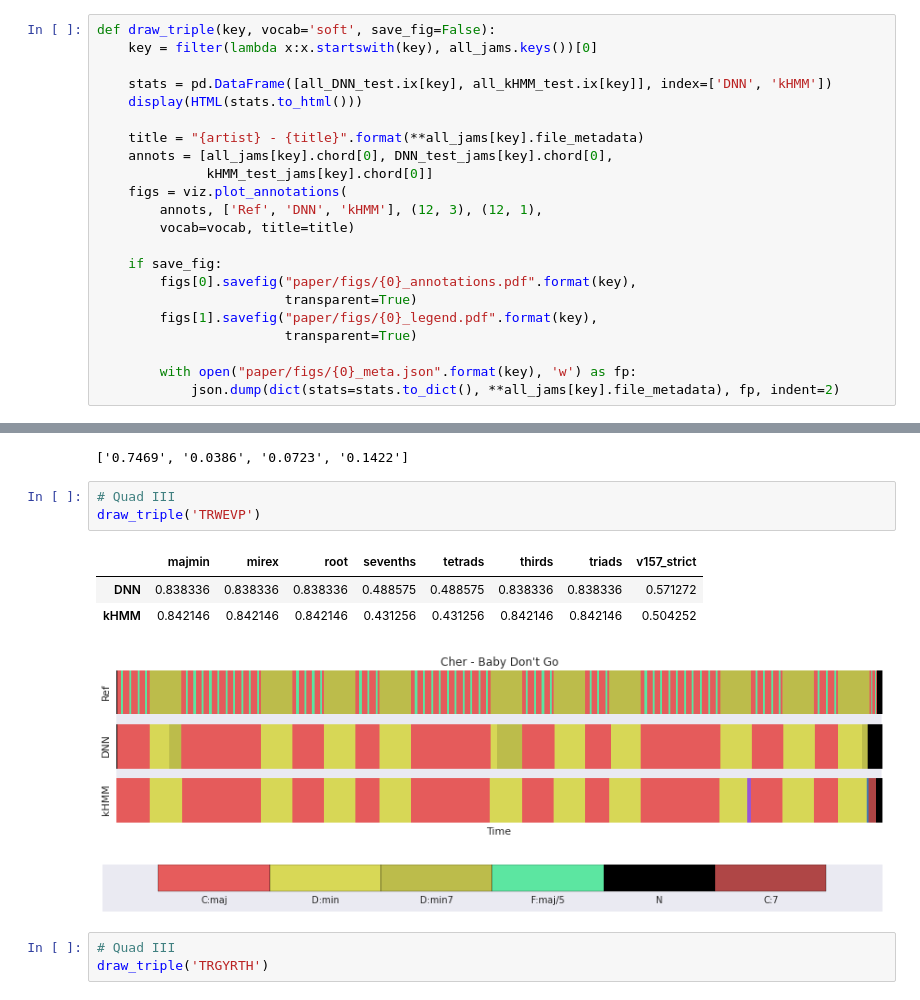
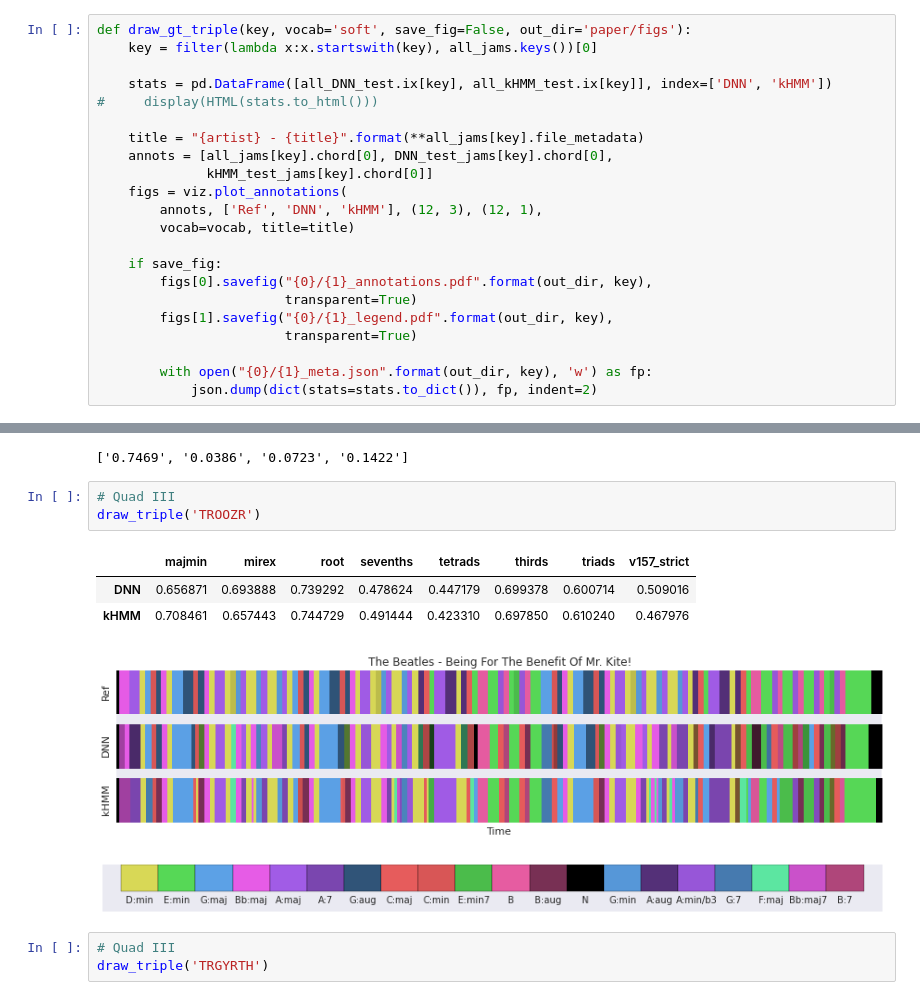
Before and after one commit to ejhumphrey/ace-lessons, a Jupyter notebook: experiments.ipynb, the cells around one changed output, grey strips where cells are left out. Saved outputs shown, nothing was run; the diff lists cells and outputs as text.

```diff
--- a/experiments.ipynb
+++ b/experiments.ipynb
@@ -158,11 +207,11 @@ reload(lex);reload(util);reload(viz)
 # %% [markdown]
 ## Visualizing Chord Sequences
 # %%
-def draw_triple(key, vocab='soft', save_fig=False):
+def draw_gt_triple(key, vocab='soft', save_fig=False, out_dir='paper/figs'):
     key = filter(lambda x:x.startswith(key), all_jams.keys())[0]
 
     stats = pd.DataFrame([all_DNN_test.ix[key], all_kHMM_test.ix[key]], index=['DNN', 'kHMM'])
-    display(HTML(stats.to_html()))
+#     display(HTML(stats.to_html()))
 
     title = "{artist} - {title}".format(**all_jams[key].file_metadata)
     annots = [all_jams[key].chord[0], DNN_test_jams[key].chord[0],
@@ -172,10 +221,10 @@ def draw_triple(key, vocab='soft', save_fig=False):
         vocab=vocab, title=title)
 
     if save_fig:
-        figs[0].savefig("paper/figs/{0}_annotations.pdf".format(key),
+        figs[0].savefig("{0}/{1}_annotations.pdf".format(out_dir, key),
                         transparent=True)
-        figs[1].savefig("paper/figs/{0}_legend.pdf".format(key),
+        figs[1].savefig("{0}/{1}_legend.pdf".format(out_dir, key),
                         transparent=True)
 
-        with open("paper/figs/{0}_meta.json".format(key), 'w') as fp:
-            json.dump(dict(stats=stats.to_dict(), **all_jams[key].file_metadata), fp, indent=2)
+        with open("{0}/{1}_meta.json".format(out_dir, key), 'w') as fp:
+            json.dump(dict(stats=stats.to_dict()), fp, indent=2)
@@ -313,13 +321,13 @@ print(["{0:0.4f}".format(sum(i)/float(len(X)))
 ['0.7469', '0.0386', '0.0723', '0.1422']
 # %%
 # Quad III
-draw_triple('TRWEVP')
+draw_triple('TROOZR')
 # %% [output]
 |  | majmin | mirex | root | sevenths | tetrads | thirds | triads | v157_strict |
-| DNN | 0.838336 | 0.838336 | 0.838336 | 0.488575 | 0.488575 | 0.838336 | 0.838336 | 0.571272 |
-| kHMM | 0.842146 | 0.842146 | 0.842146 | 0.431256 | 0.431256 | 0.842146 | 0.842146 | 0.504252 |
+| DNN | 0.656871 | 0.693888 | 0.739292 | 0.478624 | 0.447179 | 0.699378 | 0.600714 | 0.509016 |
+| kHMM | 0.708461 | 0.657443 | 0.744729 | 0.491444 | 0.423310 | 0.697850 | 0.610240 | 0.467976 |
-[figure, old version]
+[figure, new version]
-[figure, old version]
+[figure, new version]
 # %%
 # Quad III
 draw_triple('TRGYRTH')
```
Also changed, not shown: parts of 29 cells of this notebook, 3 other files.
